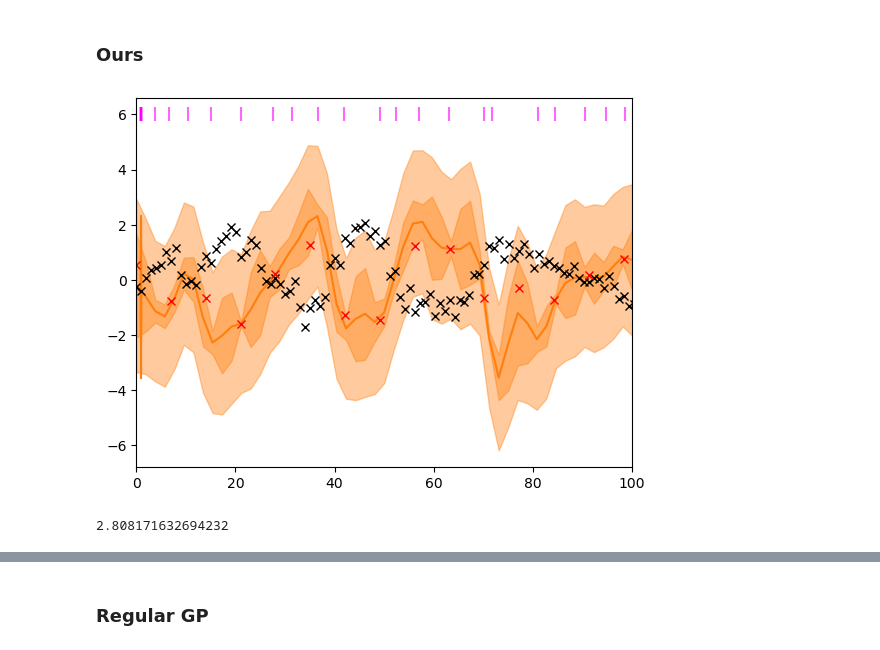
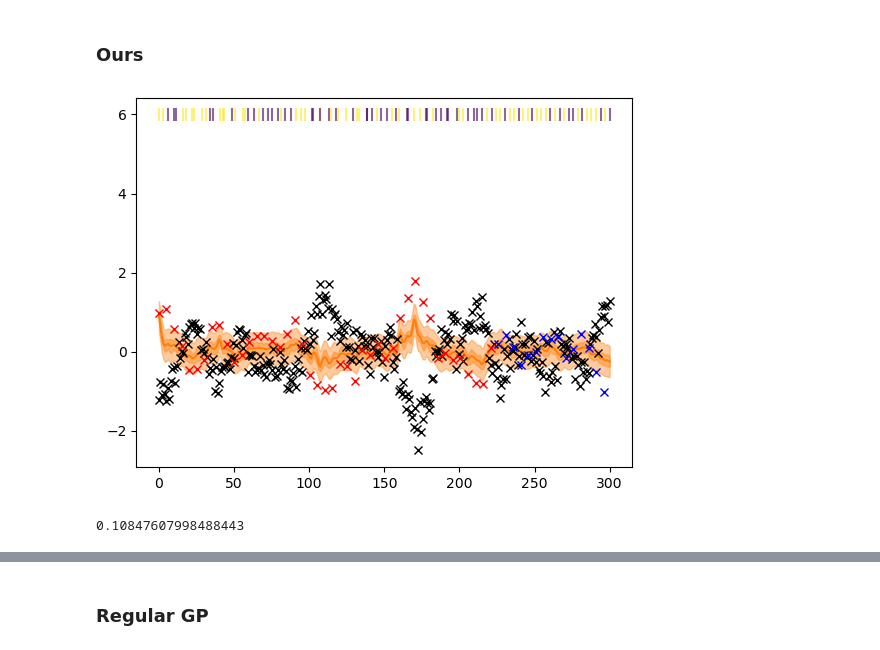
Before and after one commit to JVerbeek/at-gpflow, a Jupyter notebook: lra-kernel-test.ipynb, the cells around one changed output, grey strips where cells are left out. Drawn from its saved outputs; the diff is of its cells as text; code cells hidden in the pictures.

```diff
--- a/lra-kernel-test.ipynb
+++ b/lra-kernel-test.ipynb
@@ -313,34 +306,37 @@ def plot(m):
 ### Ours
 # %%
 from sklearn.metrics import mean_squared_error
-Xnew = np.linspace(0, 100, len(ind_2)).reshape(-1, 1)
-Xnew = np.hstack((Xnew, np.ones_like(Xnew)))
-fmean, fvar = m.predict_f(Xnew)
-ymean, yvar = m.predict_y(Xnew)
-plt.plot(Xnew, fmean, color="C1")
+Xall = Xall.reshape(-1, 1)
+Xtst = Xtest.reshape(-1, 1)
+Xplot = np.hstack((Xall, np.ones_like(Xall)))
+Xtst = np.hstack((Xtst, np.ones_like(Xtst)))
+fmean, fvar = m.predict_f(Xplot)
+fmean_tst, fvar_tst = m.predict_f(Xtst)
+ymean, yvar = m.predict_y(Xplot)
+plt.plot(Xall, fmean, color="C1")
 plt.plot(X1, y1, "kx")
 plt.plot(X2, y2, "rx")
 plt.plot(Xtest, ytest, "bx")
 plt.fill_between(
-    Xnew[:, 0],
+    Xall[:, 0],
     (fmean - 2 * np.sqrt(fvar))[:, 0],
     (fmean + 2 * np.sqrt(fvar))[:, 0],
     color="C1",
     alpha=0.4,
 )
 plt.fill_between(
-    Xnew[:, 0],
+    Xall[:, 0],
     (ymean - 2 * np.sqrt(yvar))[:, 0],
     (ymean + 2 * np.sqrt(yvar))[:, 0],
     color="C1",
     alpha=0.4,
 )
-plt.scatter(m.inducing_variable.Z, np.ones_like(ivs)*6, marker="|", color="magenta", zorder=100, s=100, alpha=0.6)
-plt.xlim([0, 100])
+plt.scatter(m.inducing_variable.Z[:,0], np.ones_like(ivs[:,0])*6, marker="|", c=ivs[:,1], zorder=100, s=100, alpha=0.6)
 plt.show()
 
-mean_squared_error(ytest, fmean[TEST_INDEX:].numpy().flatten())
+ours_mse = mean_squared_error(ytest, fmean_tst)
+ours_mse
 # %% [output]
-[figure, old version]
+[figure, new version]
-2.808171632694232
+0.10847607998488443
 # %%
```
Also changed, not shown: parts of 11 cells of this notebook, 2 other files.
